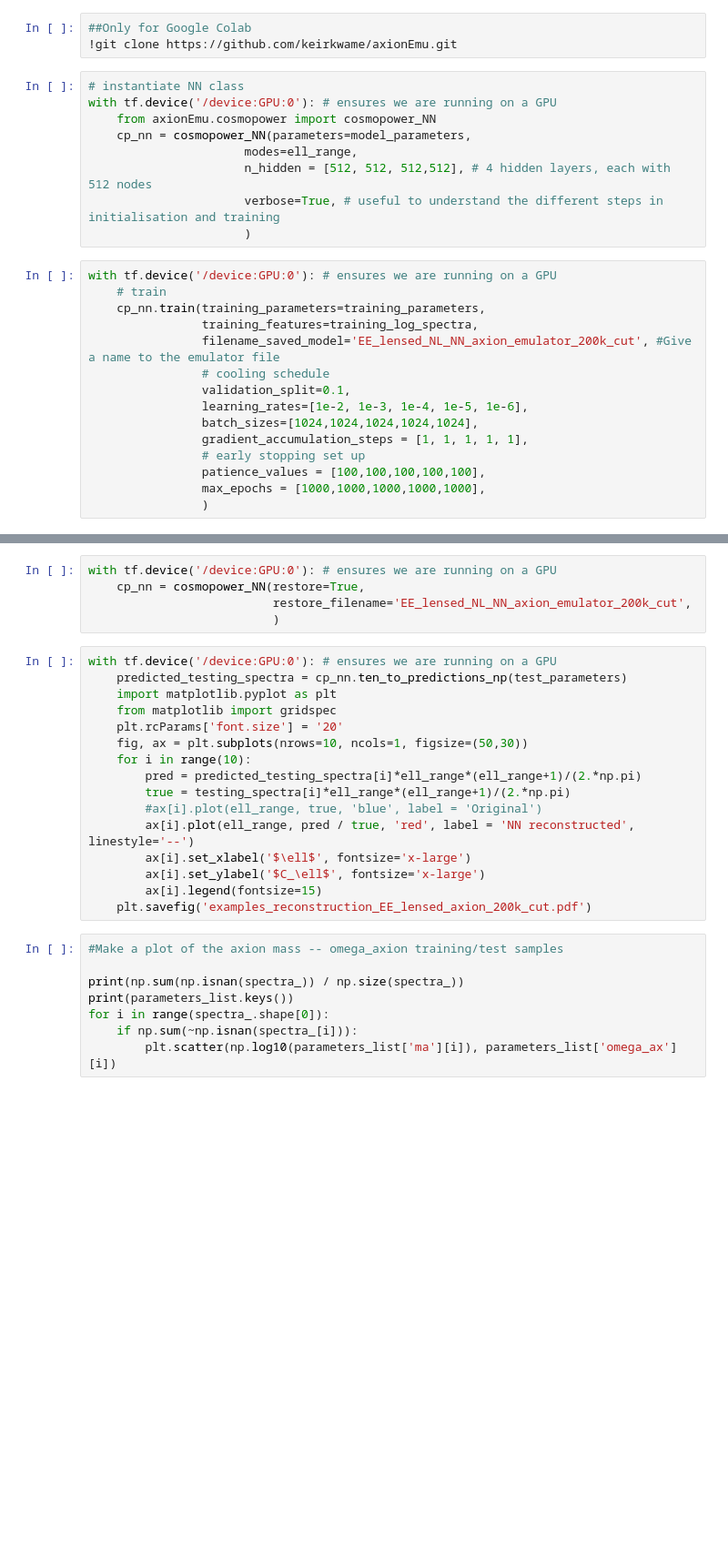
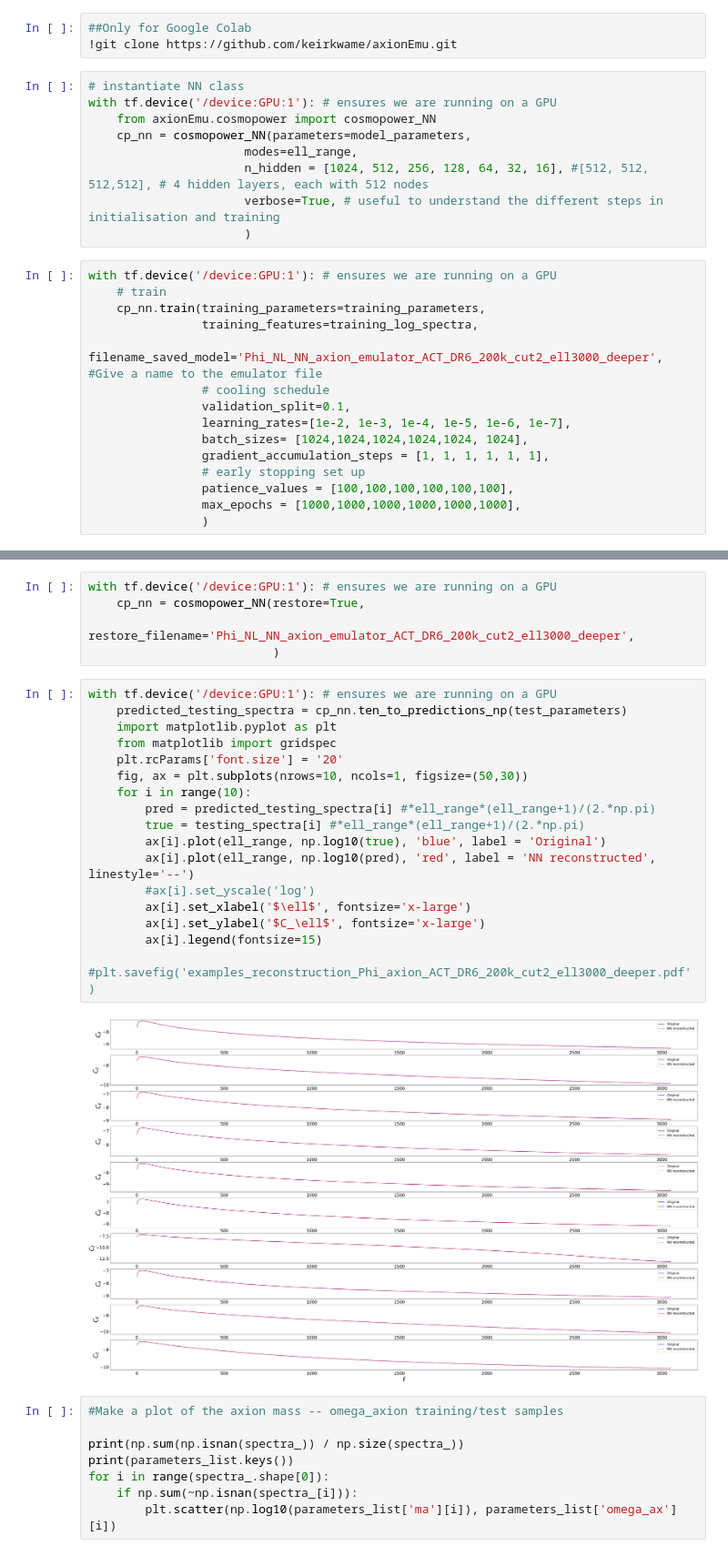
Before and after one commit to keirkwame/axionEmu, a Jupyter notebook: emulator_NN_C_ell_training.ipynb, the cells around one changed output, grey strips where cells are left out. Shown at 91% size. Saved outputs shown, nothing was run; the diff lists cells and outputs as text; blank space fills up the shorter version.

```diff
--- a/emulator_NN_C_ell_training.ipynb
+++ b/emulator_NN_C_ell_training.ipynb
@@ -191,25 +210,25 @@ with tf.device('/device:GPU:0'):
 !git clone https://github.com/keirkwame/axionEmu.git
 # %%
 # instantiate NN class
-with tf.device('/device:GPU:0'): # ensures we are running on a GPU
+with tf.device('/device:GPU:1'): # ensures we are running on a GPU
     from axionEmu.cosmopower import cosmopower_NN
     cp_nn = cosmopower_NN(parameters=model_parameters,
                       modes=ell_range,
-                      n_hidden = [512, 512, 512,512], # 4 hidden layers, each with 512 nodes
+                      n_hidden = [1024, 512, 256, 128, 64, 32, 16], #[512, 512, 512,512], # 4 hidden layers, each with 512 nodes
                       verbose=True, # useful to understand the different steps in initialisation and training
                       )
 # %%
-with tf.device('/device:GPU:0'): # ensures we are running on a GPU
+with tf.device('/device:GPU:1'): # ensures we are running on a GPU
     # train
     cp_nn.train(training_parameters=training_parameters,
                 training_features=training_log_spectra,
-                filename_saved_model='EE_lensed_NL_NN_axion_emulator_200k_cut', #Give a name to the emulator file
+                filename_saved_model='Phi_NL_NN_axion_emulator_ACT_DR6_200k_cut2_ell3000_deeper', #Give a name to the emulator file
                 # cooling schedule
                 validation_split=0.1,
-                learning_rates=[1e-2, 1e-3, 1e-4, 1e-5, 1e-6],
-                batch_sizes=[1024,1024,1024,1024,1024],
-                gradient_accumulation_steps = [1, 1, 1, 1, 1],
+                learning_rates=[1e-2, 1e-3, 1e-4, 1e-5, 1e-6, 1e-7],
+                batch_sizes= [1024,1024,1024,1024,1024, 1024],
+                gradient_accumulation_steps = [1, 1, 1, 1, 1, 1],
                 # early stopping set up
-                patience_values = [100,100,100,100,100],
-                max_epochs = [1000,1000,1000,1000,1000],
+                patience_values = [100,100,100,100,100,100],
+                max_epochs = [1000,1000,1000,1000,1000,1000],
                 )
@@ -216,24 +237,27 @@ with tf.device('/device:GPU:0'): # ensures we are running on a GPU
 # %%
-with tf.device('/device:GPU:0'): # ensures we are running on a GPU
+with tf.device('/device:GPU:1'): # ensures we are running on a GPU
     cp_nn = cosmopower_NN(restore=True,
-                          restore_filename='EE_lensed_NL_NN_axion_emulator_200k_cut',
+                          restore_filename='Phi_NL_NN_axion_emulator_ACT_DR6_200k_cut2_ell3000_deeper',
                           )
 # %%
-with tf.device('/device:GPU:0'): # ensures we are running on a GPU
+with tf.device('/device:GPU:1'): # ensures we are running on a GPU
     predicted_testing_spectra = cp_nn.ten_to_predictions_np(test_parameters)
     import matplotlib.pyplot as plt
     from matplotlib import gridspec
     plt.rcParams['font.size'] = '20'
     fig, ax = plt.subplots(nrows=10, ncols=1, figsize=(50,30))
     for i in range(10):
-        pred = predicted_testing_spectra[i]*ell_range*(ell_range+1)/(2.*np.pi)
-        true = testing_spectra[i]*ell_range*(ell_range+1)/(2.*np.pi)
-        #ax[i].plot(ell_range, true, 'blue', label = 'Original')
-        ax[i].plot(ell_range, pred / true, 'red', label = 'NN reconstructed', linestyle='--')
+        pred = predicted_testing_spectra[i] #*ell_range*(ell_range+1)/(2.*np.pi)
+        true = testing_spectra[i] #*ell_range*(ell_range+1)/(2.*np.pi)
+        ax[i].plot(ell_range, np.log10(true), 'blue', label = 'Original')
+        ax[i].plot(ell_range, np.log10(pred), 'red', label = 'NN reconstructed', linestyle='--')
+        #ax[i].set_yscale('log')
         ax[i].set_xlabel('$\ell$', fontsize='x-large')
         ax[i].set_ylabel('$C_\ell$', fontsize='x-large')
         ax[i].legend(fontsize=15)
-    plt.savefig('examples_reconstruction_EE_lensed_axion_200k_cut.pdf')
+    #plt.savefig('examples_reconstruction_Phi_axion_ACT_DR6_200k_cut2_ell3000_deeper.pdf')
+# %% [output]
+[figure, added]
 # %%
 #Make a plot of the axion mass -- omega_axion training/test samples
 
```
Also changed, not shown: parts of 16 cells of this notebook, 4 other files.
